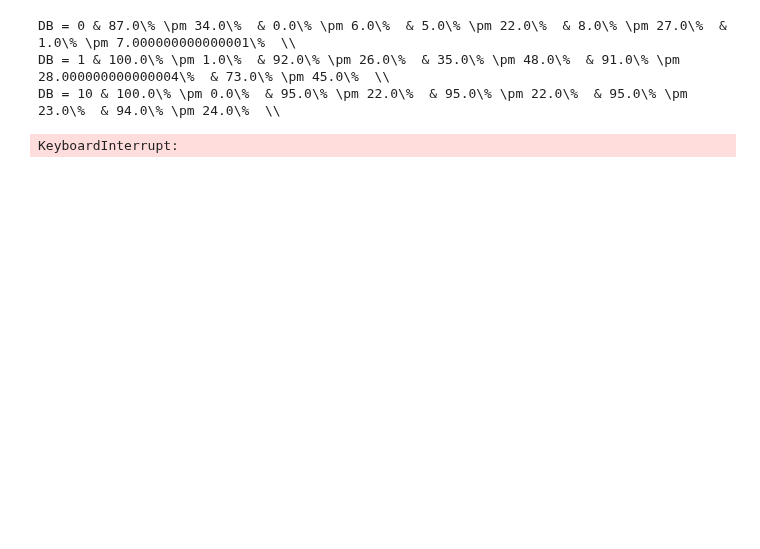
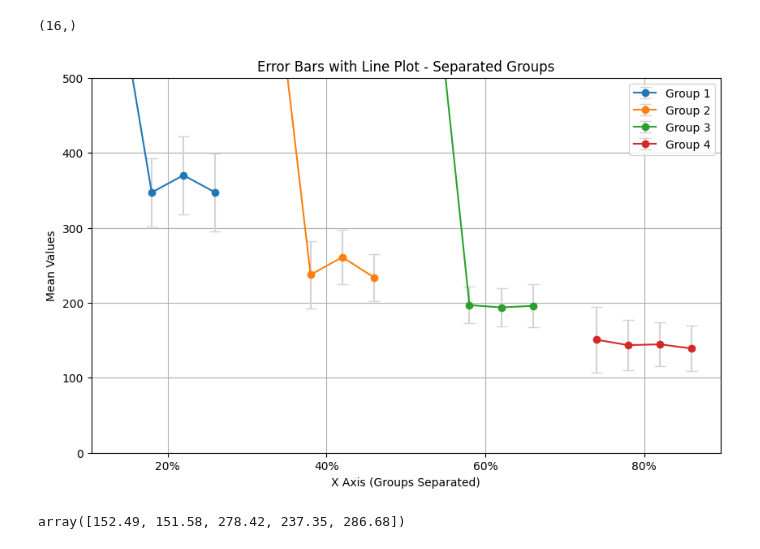
Before and after one commit to maymac00/MAEGG_IPPO, a Jupyter notebook: t2s.ipynb, the cells around one changed output. Drawn from its saved outputs; the diff is of its cells as text; code cells hidden in the pictures; blank space fills up the shorter version.

```diff
--- a/t2s.ipynb
+++ b/t2s.ipynb
@@ -122,22 +0,0 @@ for row in [0.2, 0.6]:
-# %%
-# Print avg + std of grouped survivor
-for row in [0.2]:
-    agents = []
-    for db in [0, 1, 10]:
-        data = survivor_database[row][db][10].to_numpy()
-        print(f"DB = {db} &"," & ".join([f"{data.mean(axis=0)[ag].round(2)*100}\% \\pm {data.std(axis=0)[ag].round(2)*100}\% "for ag in range(5)]), "\\\\")
-# %% [output]
-DB = 0 & 87.0\% \pm 34.0\%  & 0.0\% \pm 6.0\%  & 5.0\% \pm 22.0\%  & 8.0\% \pm 27.0\%  & 1.0\% \pm 7.000000000000001\%  \\
-DB = 1 & 100.0\% \pm 1.0\%  & 92.0\% \pm 26.0\%  & 35.0\% \pm 48.0\%  & 91.0\% \pm 28.000000000000004\%  & 73.0\% \pm 45.0\%  \\
-DB = 10 & 100.0\% \pm 0.0\%  & 95.0\% \pm 22.0\%  & 95.0\% \pm 22.0\%  & 95.0\% \pm 23.0\%  & 94.0\% \pm 24.0\%  \\
-# %%
-# Time 2 survive
-
-for row in [0.2, 0.6]:
-    g = []
-    for db in [0, 1, 10, 100]:
-        data = t2s_database[row][db][10].to_numpy()
-        grouped_survivors = [data[:, :int(row*5)].flatten(), data[:, int(row*5)+1:].flatten()]
-        g.append(grouped_survivors)
-# %% [output]
-KeyboardInterrupt:
@@ -143,0 +5,55 @@ KeyboardInterrupt:
+# %%
+ag = 0
+eff_rates = [0.2, 0.4, 0.6, 0.8]
+db = [0, 1, 10, 1000]
+means = np.array([policies_t2s[eff_rate][s][ag] for eff_rate in eff_rates for s in db])
+means.shape
+# %% [output]
+(16,)
+# %%
+ag = 3
+eff_rates = [0.2, 0.4, 0.6, 0.8]
+db = [0, 1, 10, 1000]
+
+# Step 1: Define your data (16 means and 16 stds)
+means = np.array([policies_t2s[eff_rate][s][ag] for eff_rate in eff_rates for s in db])
+stds = np.array([policies_t2s_std[eff_rate][s][ag] for eff_rate in eff_rates for s in db])
+
+means[np.isnan(means)] = 600
+stds[np.isnan(stds)] = 0
+
+# Step 2: Define the x positions with separation between groups
+x_positions = np.array([
+    0, 1, 2, 3,    # Group 1
+    5, 6, 7, 8,    # Group 2
+    10, 11, 12, 13, # Group 3
+    15, 16, 17, 18  # Group 4
+])
+
+# Step 3: Plot each group with error bars
+plt.figure(figsize=(10, 6))
+
+# Plot each group with different colors
+for i in range(4):
+    start = i * 4
+    end = start + 4
+    plt.errorbar(x_positions[start:end], means[start:end], yerr=stds[start:end],
+                 fmt='-o', ecolor='lightgray', capsize=5, label=f'Group {i+1}')
+
+# Optional: Add labels, title, and grid
+plt.xlabel('X Axis (Groups Separated)')
+plt.ylabel('Mean Values')
+plt.title('Error Bars with Line Plot - Separated Groups')
+plt.xticks([1.5, 6.5, 11.5, 16.5], ['20%', '40%', '60%', '80%'])
+plt.ylim(0, 500)
+plt.grid(True)
+plt.legend()
+
+# Step 4: Show the plot
+plt.show()
+# %% [output]
+[figure, added]
+# %%
+policies_t2s[0.4][1]
+# %% [output]
+array([152.49, 151.58, 278.42, 237.35, 286.68])
```
Also changed, not shown: parts of 10 cells of this notebook, 6 other files.
